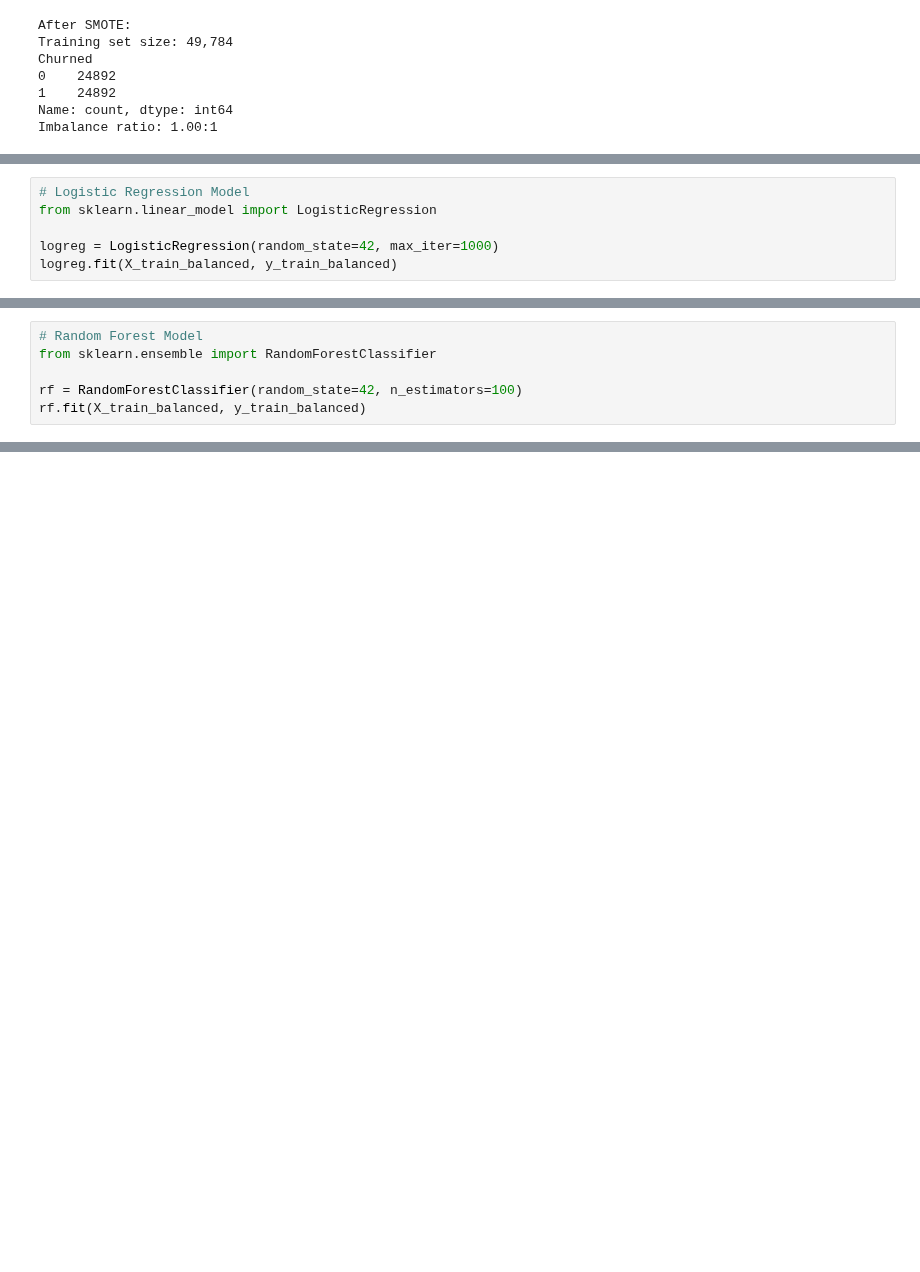
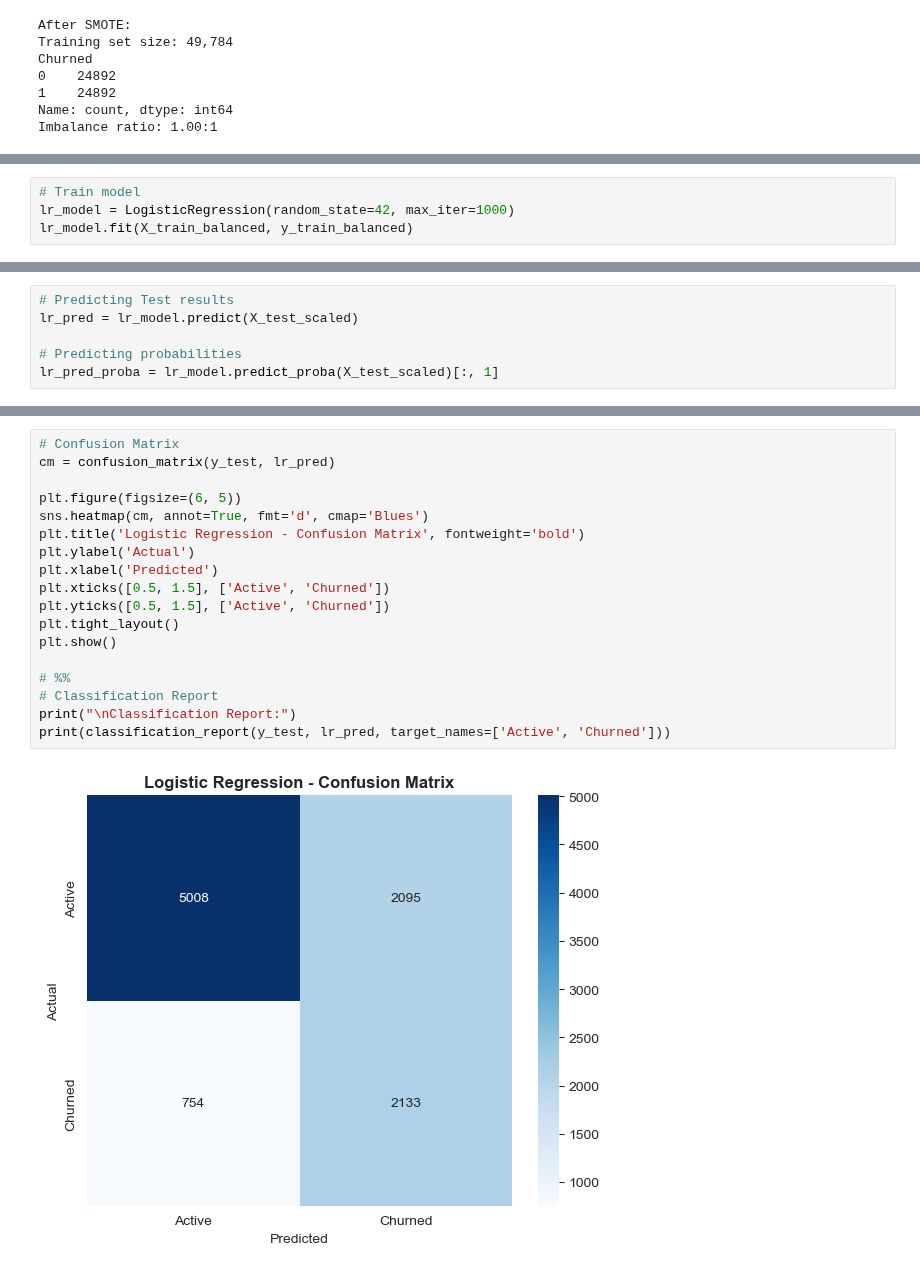
Before and after one commit to Olamilekanvic/E-commerce-Customer-Churn, a Jupyter notebook: churn_prediction.ipynb, the cells around one changed output, grey strips where cells are left out. Saved outputs shown, nothing was run; the diff lists cells and outputs as text; blank space fills up the shorter version.

Commit message:
Logistic Regression

```diff
--- a/churn_prediction.ipynb
+++ b/churn_prediction.ipynb
@@ -1147,6 +1138,0 @@ Train and evaluate a Logistic Regression model for churn prediction.
-# %%
-# Logistic Regression Model
-from sklearn.linear_model import LogisticRegression
-
-logreg = LogisticRegression(random_state=42, max_iter=1000)
-logreg.fit(X_train_balanced, y_train_balanced)
@@ -1217,6 +1138,0 @@ Train and evaluate a Random Forest model for churn prediction.
-# %%
-# Random Forest Model
-from sklearn.ensemble import RandomForestClassifier
-
-rf = RandomForestClassifier(random_state=42, n_estimators=100)
-rf.fit(X_train_balanced, y_train_balanced)
@@ -1284,0 +1164,4 @@ Random Forest R² Score: 0.55
+# %%
+# Train model
+lr_model = LogisticRegression(random_state=42, max_iter=1000)
+lr_model.fit(X_train_balanced, y_train_balanced)
@@ -1284,0 +1170,6 @@ Random Forest R² Score: 0.55
+# %%
+# Predicting Test results
+lr_pred = lr_model.predict(X_test_scaled)
+
+# Predicting probabilities
+lr_pred_proba = lr_model.predict_proba(X_test_scaled)[:, 1]
@@ -1284,0 +1204,20 @@ Random Forest R² Score: 0.55
+# %%
+# Confusion Matrix
+cm = confusion_matrix(y_test, lr_pred)
+
+plt.figure(figsize=(6, 5))
+sns.heatmap(cm, annot=True, fmt='d', cmap='Blues')
+plt.title('Logistic Regression - Confusion Matrix', fontweight='bold')
+plt.ylabel('Actual')
+plt.xlabel('Predicted')
+plt.xticks([0.5, 1.5], ['Active', 'Churned'])
+plt.yticks([0.5, 1.5], ['Active', 'Churned'])
+plt.tight_layout()
+plt.show()
+
+# %%
+# Classification Report
+print("\nClassification Report:")
+print(classification_report(y_test, lr_pred, target_names=['Active', 'Churned']))
+# %% [output]
+[figure, added]
```
Also changed, not shown: parts of 52 cells of this notebook.
